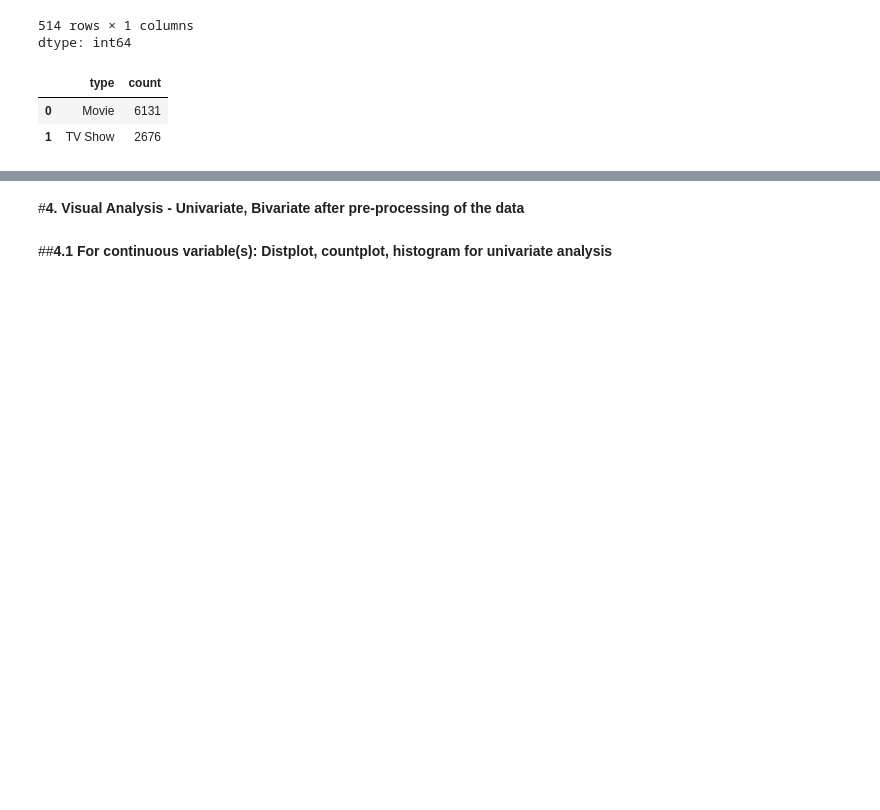
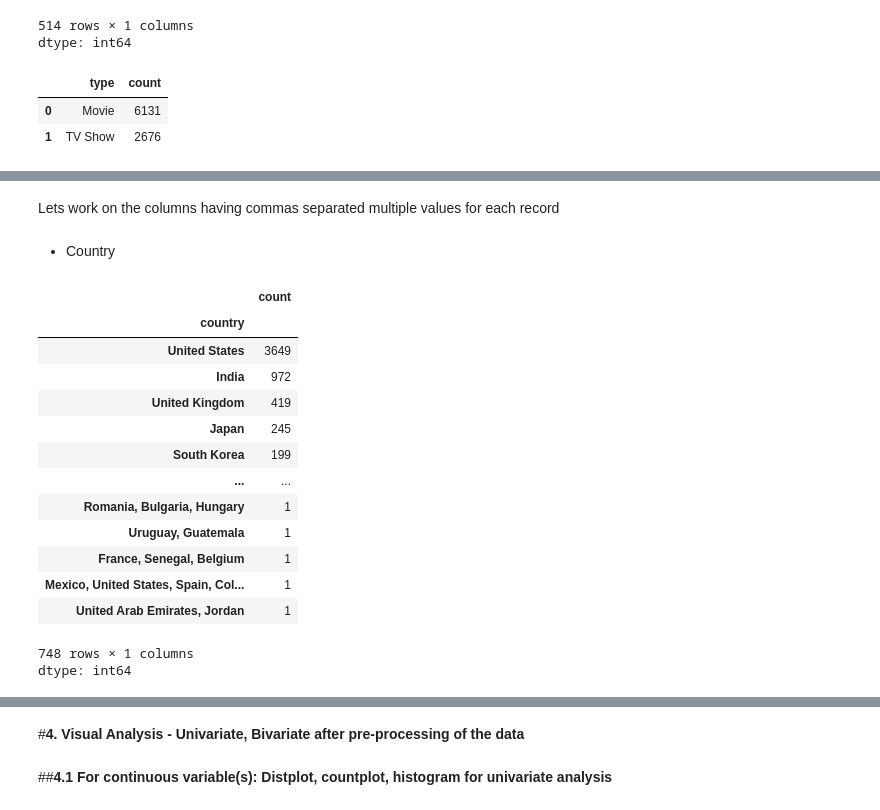
Before and after one commit to sr606/Python-Practice, a Jupyter notebook: Business_Case_Netflix_Data_Exploration_and_Visualisation.ipynb, the cells around one changed output, grey strips where cells are left out. Drawn from its saved outputs; the diff is of its cells as text; code cells hidden in the pictures; blank space fills up the shorter version.

```diff
--- a/Business_Case_Netflix_Data_Exploration_and_Visualisation.ipynb
+++ b/Business_Case_Netflix_Data_Exploration_and_Visualisation.ipynb
@@ -526,0 +560,24 @@ type_counts
+# %% [markdown]
+Lets work on the columns having commas separated multiple values for each record
+# %% [markdown]
+
+
+*  Country
+# %%
+df ['country'].value_counts()
+# %% [output]
+|  | count |
+| country |  |
+| United States | 3649 |
+| India | 972 |
+| United Kingdom | 419 |
+| Japan | 245 |
+| South Korea | 199 |
+| ... | ... |
+| Romania, Bulgaria, Hungary | 1 |
+| Uruguay, Guatemala | 1 |
+| France, Senegal, Belgium | 1 |
+| Mexico, United States, Spain, Col... | 1 |
+| United Arab Emirates, Jordan | 1 |
+748 rows × 1 columns
+dtype: int64
```
Also changed, not shown: parts of 17 cells of this notebook.
